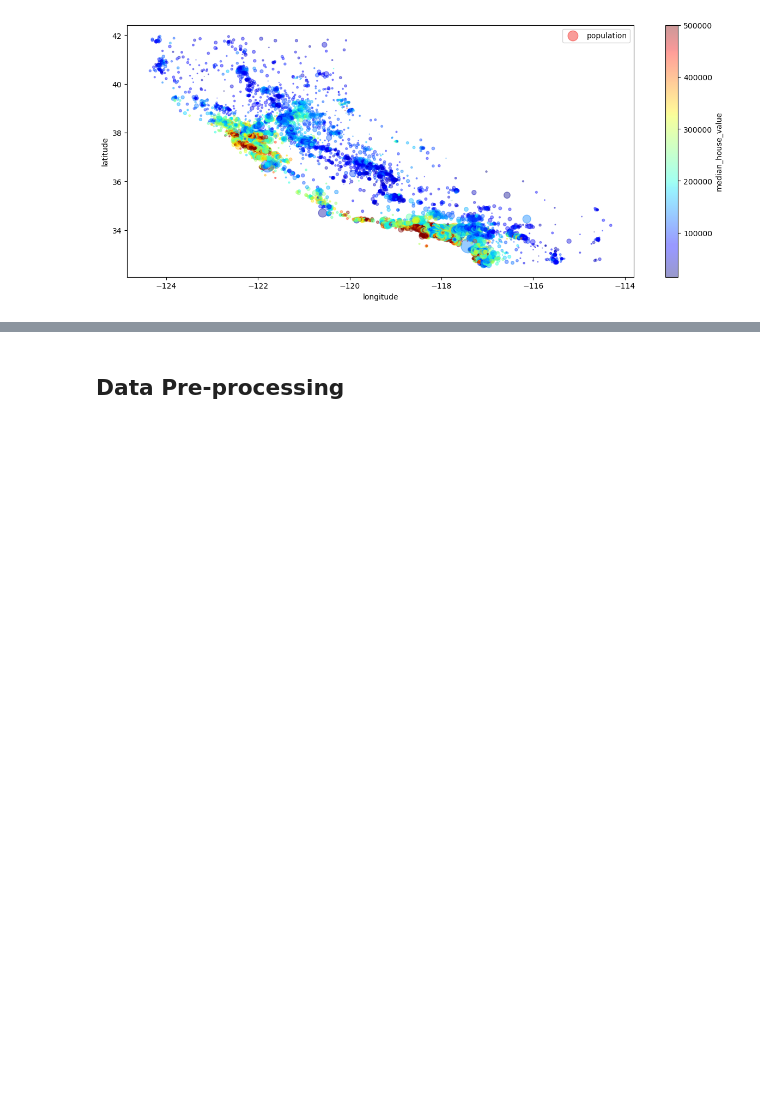
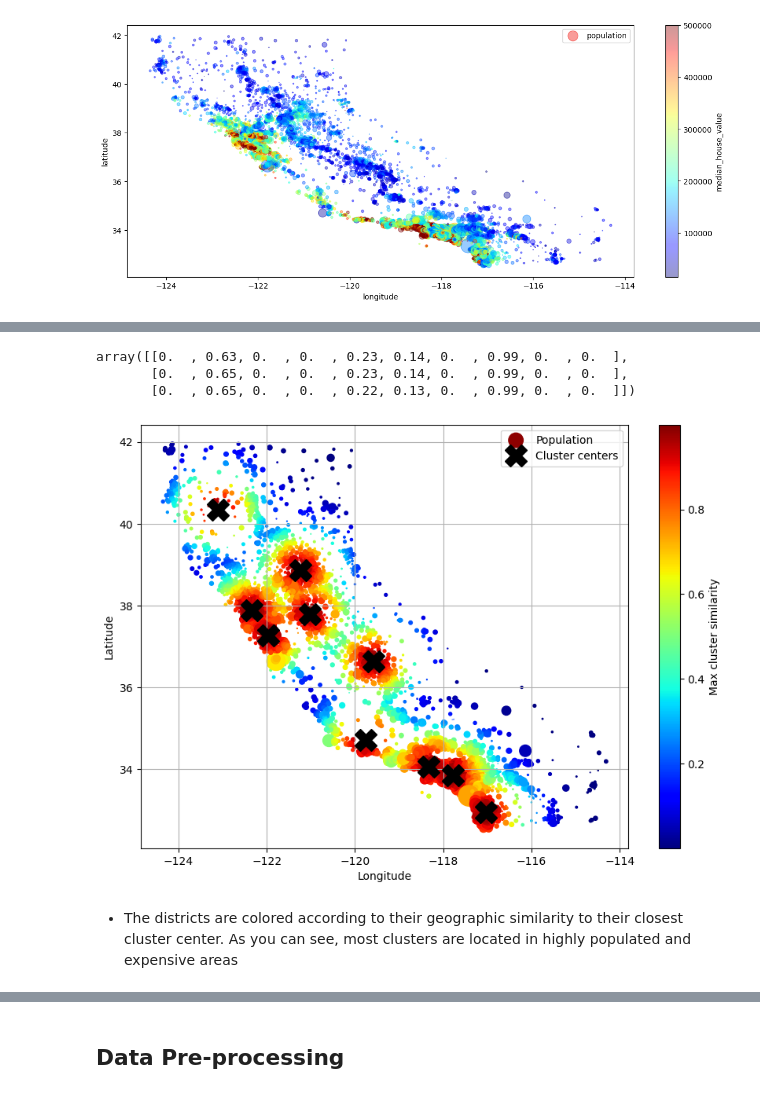
Before and after one commit to CodexploreRepo/machine-learning-101, a Jupyter notebook: notebooks/project/regression/house_price.ipynb, the cells around one changed output, grey strips where cells are left out. Saved outputs shown, nothing was run; the diff lists cells and outputs as text; code cells hidden in the pictures; blank space fills up the shorter version.

```diff
--- a/notebooks/project/regression/house_price.ipynb
+++ b/notebooks/project/regression/house_price.ipynb
@@ -280,0 +467,40 @@ plt.show()
+# %%
+# The transformer uses k-means to locate the clusters,
+# then measures the Gaussian RBF similarity between each district and all 10 cluster centers.
+# The result is a matrix with one row per district, and one column per cluster.
+cluster_simil = ClusterSimilarity(n_clusters=10, gamma=1., random_state=42)
+similarities = cluster_simil.fit_transform(df[["latitude", "longitude"]],
+                                           # sample_weight: which lets the user specify the relative weights of the samples
+                                           sample_weight=df["median_house_value"]
+                            )
+# %%
+# Let’s look at the first three rows, rounding to two decimal places:
+similarities[:3].round(2)
+# %% [output]
+array([[0.  , 0.63, 0.  , 0.  , 0.23, 0.14, 0.  , 0.99, 0.  , 0.  ],
+       [0.  , 0.65, 0.  , 0.  , 0.23, 0.14, 0.  , 0.99, 0.  , 0.  ],
+       [0.  , 0.65, 0.  , 0.  , 0.22, 0.13, 0.  , 0.99, 0.  , 0.  ]])
+# %%
+
+housing_renamed = df.rename(columns={
+    "latitude": "Latitude", "longitude": "Longitude",
+    "population": "Population",
+    "median_house_value": "Median house value (ᴜsᴅ)"})
+housing_renamed["Max cluster similarity"] = similarities.max(axis=1)
+
+housing_renamed.plot(kind="scatter", x="Longitude", y="Latitude", grid=True,
+                     s=housing_renamed["Population"] / 100, label="Population",
+                     c="Max cluster similarity",
+                     cmap="jet", colorbar=True,
+                     legend=True, sharex=False, figsize=(10, 7))
+plt.plot(cluster_simil.kmeans_.cluster_centers_[:, 1],
+         cluster_simil.kmeans_.cluster_centers_[:, 0],
+         linestyle="", color="black", marker="X", markersize=20,
+         label="Cluster centers")
+plt.legend(loc="upper right")
+
+plt.show()
+# %% [output]
+[figure, added]
+# %% [markdown]
+- The districts are colored according to their geographic similarity to their closest cluster center. As you can see, most clusters are located in highly populated and expensive areas
```
Also changed, not shown: parts of 65 cells of this notebook, 3 other files.
